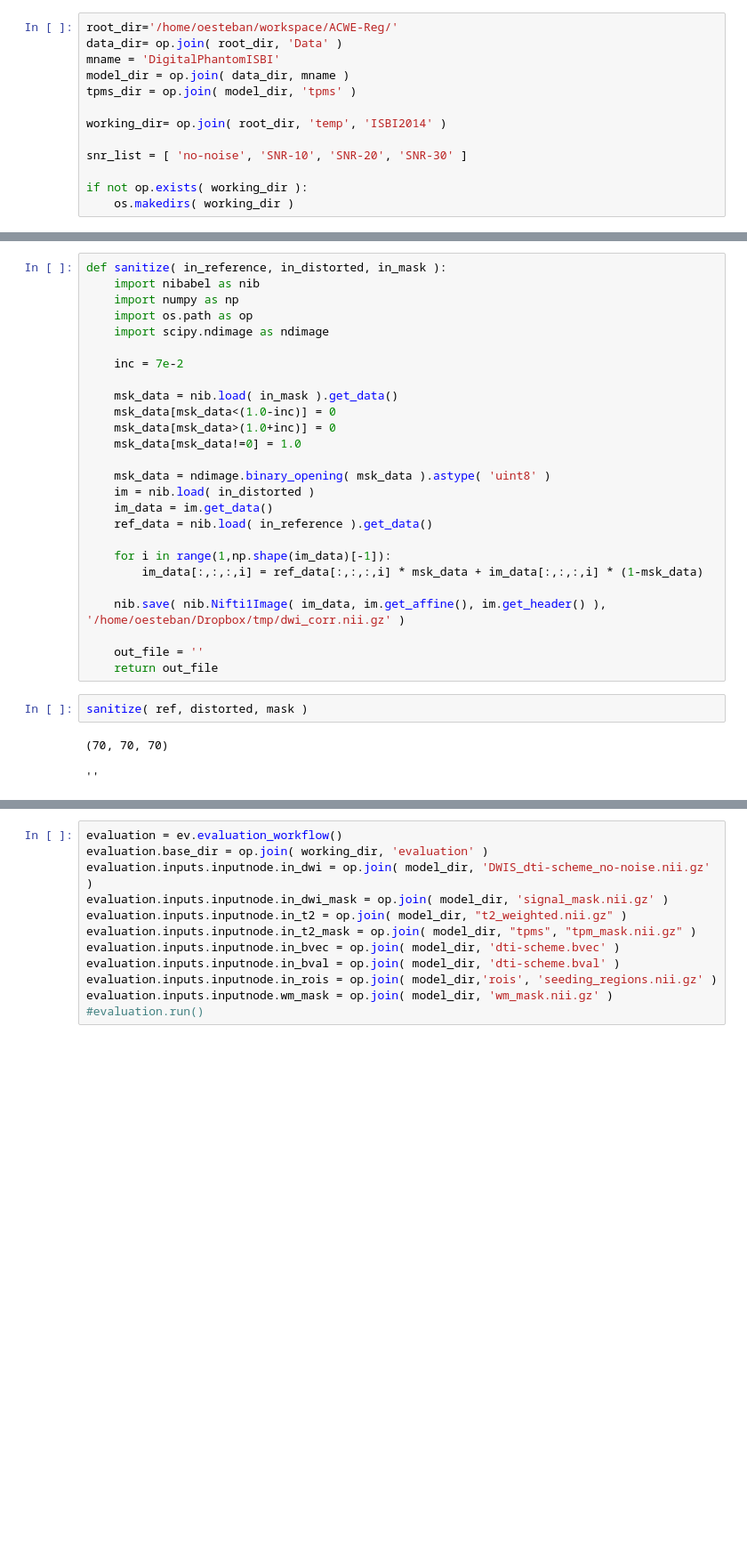
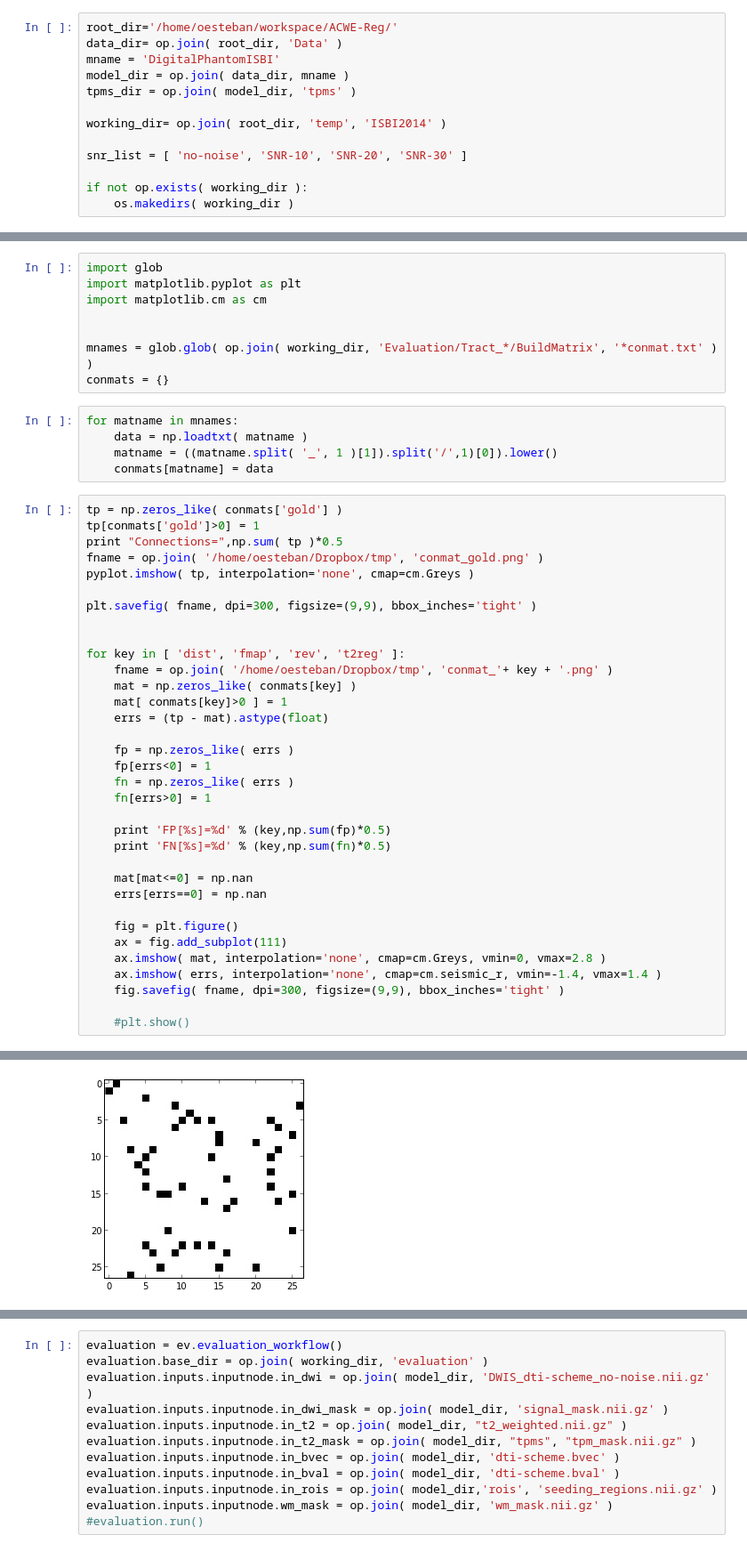
Before and after one commit to oesteban/RegSeg, a Jupyter notebook: Scripts/notebooks/ISBI2014.ipynb, the cells around one changed output, grey strips where cells are left out. Shown: that part at 89% size. Drawn from its saved outputs; the diff is of its cells as text; blank space fills up the shorter version.

```diff
--- a/Scripts/notebooks/ISBI2014.ipynb
+++ b/Scripts/notebooks/ISBI2014.ipynb
@@ -49,31 +45,48 @@ mask =  op.join( working_dir, 'Evaluation/Distortion_Y/Fugue_WarpMask/signal_mas
-# %%
-def sanitize( in_reference, in_distorted, in_mask ):
-    import nibabel as nib
-    import numpy as np
-    import os.path as op
-    import scipy.ndimage as ndimage
-
-    inc = 7e-2
-
-    msk_data = nib.load( in_mask ).get_data()
-    msk_data[msk_data<(1.0-inc)] = 0
-    msk_data[msk_data>(1.0+inc)] = 0
-    msk_data[msk_data!=0] = 1.0
-
-    msk_data = ndimage.binary_opening( msk_data ).astype( 'uint8' )
-    im = nib.load( in_distorted )
-    im_data = im.get_data()
-    ref_data = nib.load( in_reference ).get_data()
-
-    for i in range(1,np.shape(im_data)[-1]):
-        im_data[:,:,:,i] = ref_data[:,:,:,i] * msk_data + im_data[:,:,:,i] * (1-msk_data)
-
-    nib.save( nib.Nifti1Image( im_data, im.get_affine(), im.get_header() ), '/home/oesteban/Dropbox/tmp/dwi_corr.nii.gz' )
-
-    out_file = ''
-    return out_file
-# %%
-sanitize( ref, distorted, mask )
-# %% [output]
-(70, 70, 70)
-''
+# %%
+import glob
+import matplotlib.pyplot as plt
+import matplotlib.cm as cm
+
+
+mnames = glob.glob( op.join( working_dir, 'Evaluation/Tract_*/BuildMatrix', '*conmat.txt' ) )
+conmats = {}
+# %%
+for matname in mnames:
+    data = np.loadtxt( matname )
+    matname = ((matname.split( '_', 1 )[1]).split('/',1)[0]).lower()
+    conmats[matname] = data
+# %%
+tp = np.zeros_like( conmats['gold'] )
+tp[conmats['gold']>0] = 1
+print "Connections=",np.sum( tp )*0.5
+fname = op.join( '/home/oesteban/Dropbox/tmp', 'conmat_gold.png' )
+pyplot.imshow( tp, interpolation='none', cmap=cm.Greys )
+
+plt.savefig( fname, dpi=300, figsize=(9,9), bbox_inches='tight' )
+
+
+for key in [ 'dist', 'fmap', 'rev', 't2reg' ]:
+    fname = op.join( '/home/oesteban/Dropbox/tmp', 'conmat_'+ key + '.png' )
+    mat = np.zeros_like( conmats[key] )
+    mat[ conmats[key]>0 ] = 1
+    errs = (tp - mat).astype(float)
+
+    fp = np.zeros_like( errs )
+    fp[errs<0] = 1
+    fn = np.zeros_like( errs )
+    fn[errs>0] = 1
+
+    print 'FP[%s]=%d' % (key,np.sum(fp)*0.5)
+    print 'FN[%s]=%d' % (key,np.sum(fn)*0.5)
+
+    mat[mat<=0] = np.nan
+    errs[errs==0] = np.nan
+
+    fig = plt.figure()
+    ax = fig.add_subplot(111)
+    ax.imshow( mat, interpolation='none', cmap=cm.Greys, vmin=0, vmax=2.8 )
+    ax.imshow( errs, interpolation='none', cmap=cm.seismic_r, vmin=-1.4, vmax=1.4 )
+    fig.savefig( fname, dpi=300, figsize=(9,9), bbox_inches='tight' )
+
+    #plt.show()
+# %% [output]
@@ -79,0 +102 @@ sanitize( ref, distorted, mask )
+[figure, added]
```
Also changed, not shown: parts of 2 cells of this notebook, 2 other files.
